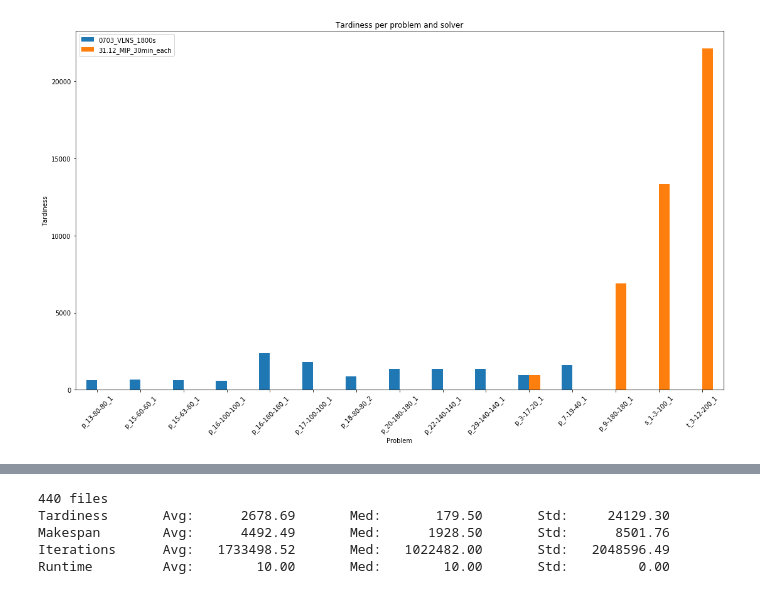
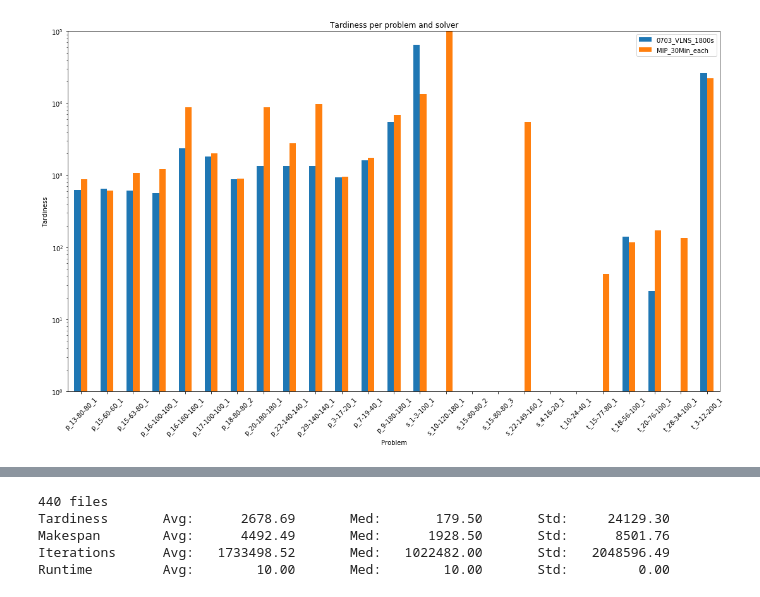
Before and after one commit to ocatias/Metaheuristic-UPMS, a Jupyter notebook: Notebooks/TestRunComparer.ipynb, the cells around one changed output, grey strips where cells are left out. Drawn from its saved outputs; the diff is of its cells as text; code cells hidden in the pictures.

```diff
--- a/Notebooks/TestRunComparer.ipynb
+++ b/Notebooks/TestRunComparer.ipynb
@@ -54,7 +54,7 @@ def calcAvgResults(path):
 
 
 
-def compareDifferentRuns(paths):
+def compareDifferentRuns(paths, ylim = None):
     results = {}
     runNames = []
     for path in paths:
@@ -71,8 +71,12 @@ def compareDifferentRuns(paths):
             if not(name in results):
                 results[name]  = {}
 
-            results[name][thisRunName] = {'Makespan': int(selectNumberFromLines(lines, 'Makespan')),
-                                'Tardiness': int(selectNumberFromLines(lines, 'Tardiness'))}
+            try:
+                results[name][thisRunName] = {'Makespan': int(selectNumberFromLines(lines, 'Makespan')),
+                                    'Tardiness': int(selectNumberFromLines(lines, 'Tardiness'))}
+            except IndexError:
+                results[name][thisRunName] = {'Makespan': sys.maxsize,
+                                    'Tardiness': sys.maxsize}
 
     resultsSplitPerRun = {}
 
@@ -102,10 +106,14 @@ def compareDifferentRuns(paths):
     fig = matplotlib.pyplot.gcf()
     fig.set_size_inches(18.5, 10.5)
     plt.xticks(rotation = 45)
+    plt.yscale("log")
+
     ax.set(xlabel='Problem', ylabel='Tardiness',
        title='Tardiness per problem and solver')
+    if(ylim != None):
+        plt.ylim(1, ylim)
 # %%
 compareDifferentRuns(["C:/Users/Fabian/Desktop/Informatik/CO/Experiments/0703_VLNS_1800s",
-                     "C:/Users/Fabian/Desktop/Informatik/CO/Experiments/31.12_MIP_30min_each"])
+                     "C:/Users/Fabian/Desktop/Informatik/CO/Experiments/MIP_30Min_each"], 100000)
 # %% [output]
-[figure, old version]
+[figure, new version]
```
Also changed, not shown: parts of 7 cells of this notebook, 3 other files.
